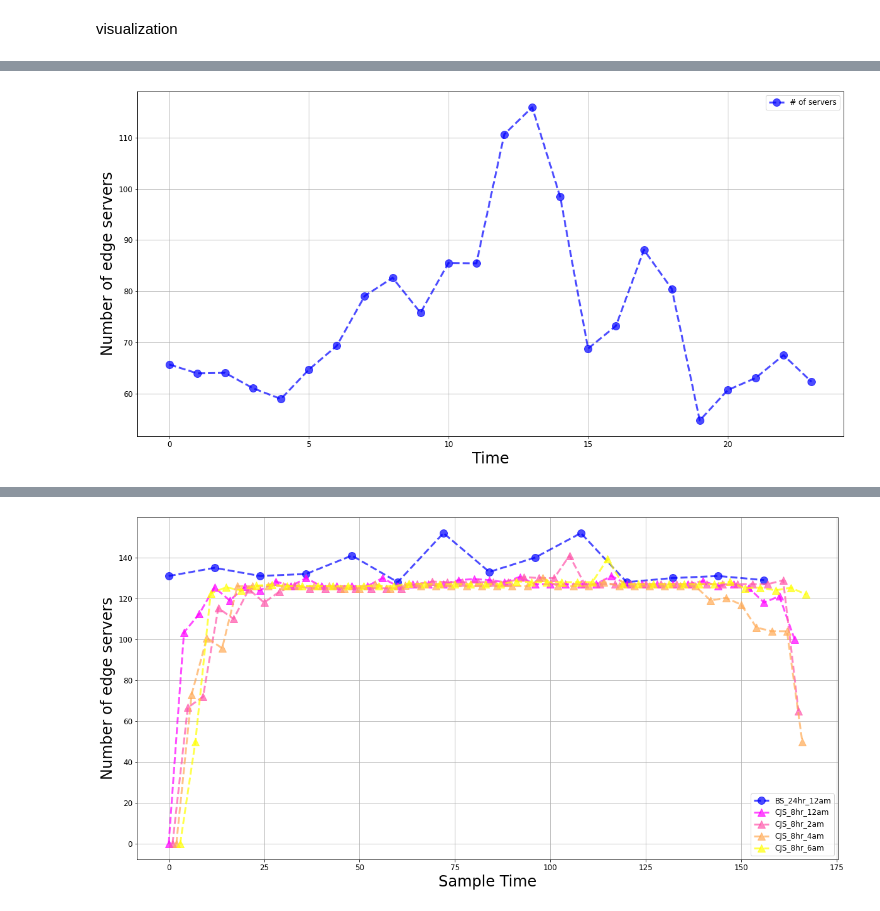
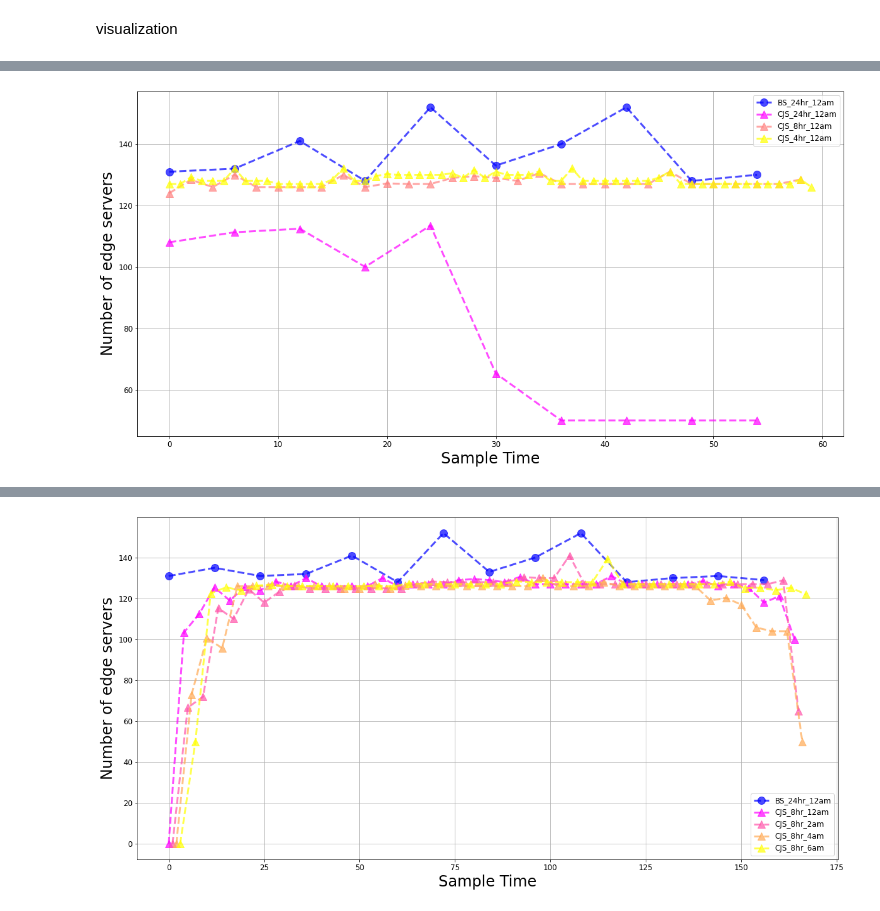
Before and after one commit to jill880829/CJS-Server-Size-Estimation, a Jupyter notebook: CJS-us.ipynb, the cells around one changed output, grey strips where cells are left out. Saved outputs shown, nothing was run; the diff lists cells and outputs as text; code cells hidden in the pictures.

```diff
--- a/CJS-us.ipynb
+++ b/CJS-us.ipynb
@@ -3463,7 +3493,7 @@ m_t, u_t, n_t = np.zeros((6*len(date),), dtype = int), np.zeros((6*len(date),),
 record_server_table = []
 for j, d in enumerate(date):
     get_server_ip_sampling(d, "03:00:00", "03:20:00", 6*j, 'west-us')
-    get_server_ip_sampling(d, "07:00:00", "09:20:00", 6*j+1, 'west-us')
+    get_server_ip_sampling(d, "07:00:00", "07:20:00", 6*j+1, 'west-us')
     get_server_ip_sampling(d, "11:00:00", "11:20:00", 6*j+2, 'west-us')
     get_server_ip_sampling(d, "15:00:00", "15:20:00", 6*j+3, 'west-us')
     get_server_ip_sampling(d, "19:00:00", "19:20:00", 6*j+4, 'west-us')
@@ -3509,7 +3539,7 @@ m_t, u_t, n_t = np.zeros((6*len(date),), dtype = int), np.zeros((6*len(date),),
 record_server_table = []
 for j, d in enumerate(date):
     get_server_ip_sampling(d, "03:00:00", "03:10:00", 6*j, 'west-us')
-    get_server_ip_sampling(d, "07:00:00", "09:10:00", 6*j+1, 'west-us')
+    get_server_ip_sampling(d, "07:00:00", "07:10:00", 6*j+1, 'west-us')
     get_server_ip_sampling(d, "11:00:00", "11:10:00", 6*j+2, 'west-us')
     get_server_ip_sampling(d, "15:00:00", "15:10:00", 6*j+3, 'west-us')
     get_server_ip_sampling(d, "19:00:00", "19:10:00", 6*j+4, 'west-us')
@@ -3555,7 +3585,7 @@ m_t, u_t, n_t = np.zeros((6*len(date),), dtype = int), np.zeros((6*len(date),),
 record_server_table = []
 for j, d in enumerate(date):
     get_server_ip_sampling(d, "03:00:00", "03:05:00", 6*j, 'west-us')
-    get_server_ip_sampling(d, "07:00:00", "09:05:00", 6*j+1, 'west-us')
+    get_server_ip_sampling(d, "07:00:00", "07:05:00", 6*j+1, 'west-us')
     get_server_ip_sampling(d, "11:00:00", "11:05:00", 6*j+2, 'west-us')
     get_server_ip_sampling(d, "15:00:00", "15:05:00", 6*j+3, 'west-us')
     get_server_ip_sampling(d, "19:00:00", "19:05:00", 6*j+4, 'west-us')
@@ -3601,7 +3631,7 @@ m_t, u_t, n_t = np.zeros((6*len(date),), dtype = int), np.zeros((6*len(date),),
 record_server_table = []
 for j, d in enumerate(date):
     get_server_ip_sampling(d, "03:00:00", "03:01:00", 6*j, 'west-us')
-    get_server_ip_sampling(d, "07:00:00", "09:01:00", 6*j+1, 'west-us')
+    get_server_ip_sampling(d, "07:00:00", "07:01:00", 6*j+1, 'west-us')
     get_server_ip_sampling(d, "11:00:00", "11:01:00", 6*j+2, 'west-us')
     get_server_ip_sampling(d, "15:00:00", "15:01:00", 6*j+3, 'west-us')
     get_server_ip_sampling(d, "19:00:00", "19:01:00", 6*j+4, 'west-us')
@@ -4056,18 +4198,25 @@ import matplotlib.patches as mpatches
 # %%
-#CJS 24hr
+# CJS 12 am / 1 hr / 24 hr or 8 hr or 4 hr
 fig, ax = plt.subplots(figsize=(20, 10))
-color_idx = np.linspace(0, 1, 6)
-ax.set_xlabel('Time', fontsize=24)
+date = ['30', '31', '01', '02', '03', '04', '05', '06', '07', '08']
+x_axis1 = [6*d for d in range(10)]
+x_axis2 = [2*d for d in range(10*3)]
+x_axis3 = [d for d in range(10*6)]
+color_idx = np.linspace(0, 1, 3)
+ax.set_xlabel('Sample Time', fontsize=24)
 ax.set_ylabel('Number of edge servers', fontsize=24)
-plt.plot(accumulation[0], accumulation[1], "o--", markersize=12, linewidth=3, color=plt.cm.winter(color_idx[0]), label='# of servers', alpha=0.7)
+plt.plot(x_axis1, BS_24hr_12am[2:-2], "o--", markersize=12, linewidth=3, color=plt.cm.winter(color_idx[0]), label='BS_24hr_12am', alpha=0.7)
 
+plt.plot(x_axis1, estimate_N_24hr_12am_1hr[2:-2], "^--", markersize=12, linewidth=3, color=plt.cm.spring(color_idx[0]), label='CJS_24hr_12am', alpha=0.7)
+plt.plot(x_axis2, estimate_N_8hr_12am_60min[6:-6], "^--", markersize=12, linewidth=3, color=plt.cm.spring(color_idx[1]), label='CJS_8hr_12am', alpha=0.7)
+plt.plot(x_axis3, estimate_N_4hr_12am_60min[12:-12], "^--", markersize=12, linewidth=3, color=plt.cm.spring(color_idx[2]), label='CJS_4hr_12am', alpha=0.7)
 
 ax.grid()
 leg = ax.legend(fontsize=12)
 # leg.set_title('Sampling Duration',prop={'size':20})
 
 ax.tick_params(axis='both', which='major', labelsize=12)
 
 plt.show()
 # %% [output]
-[figure, old version]
+[figure, new version]
```
Also changed, not shown: parts of 58 cells of this notebook.
